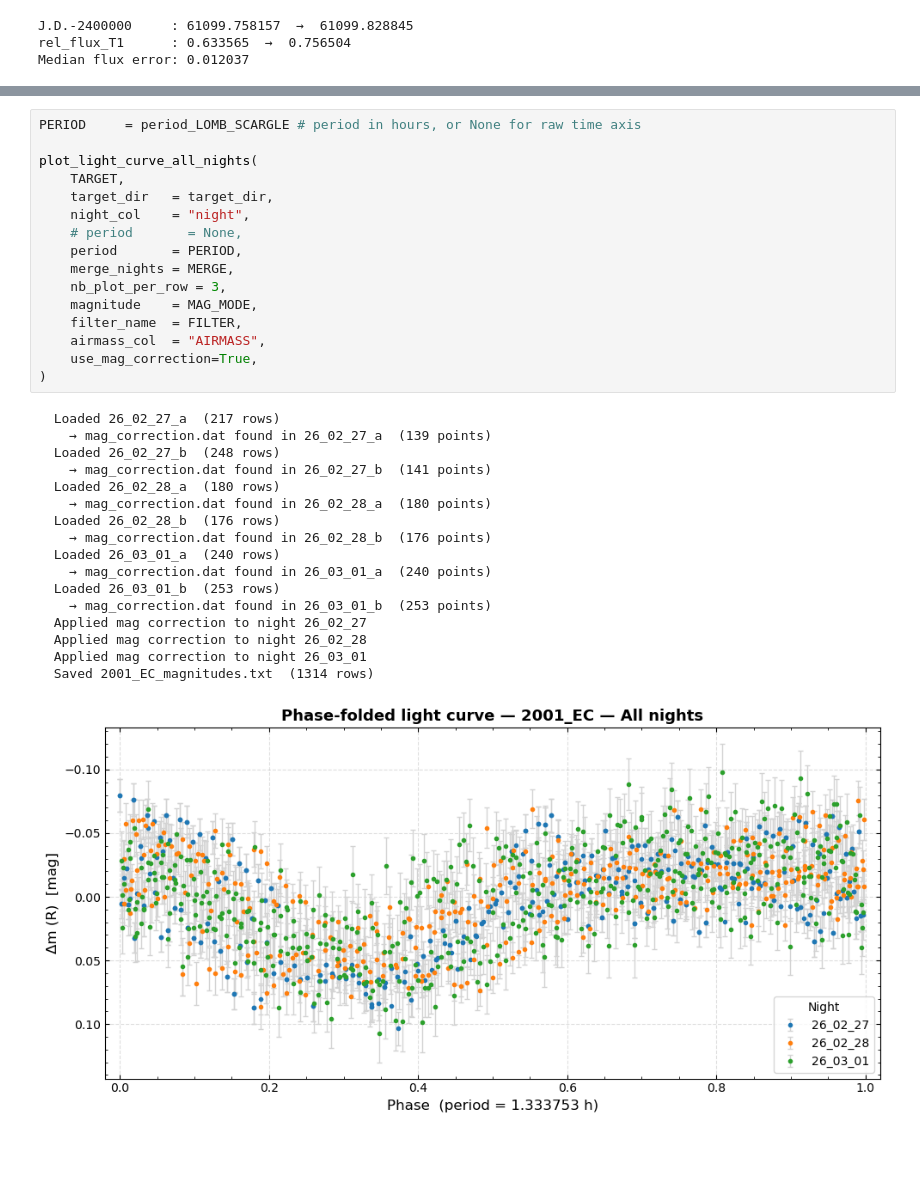
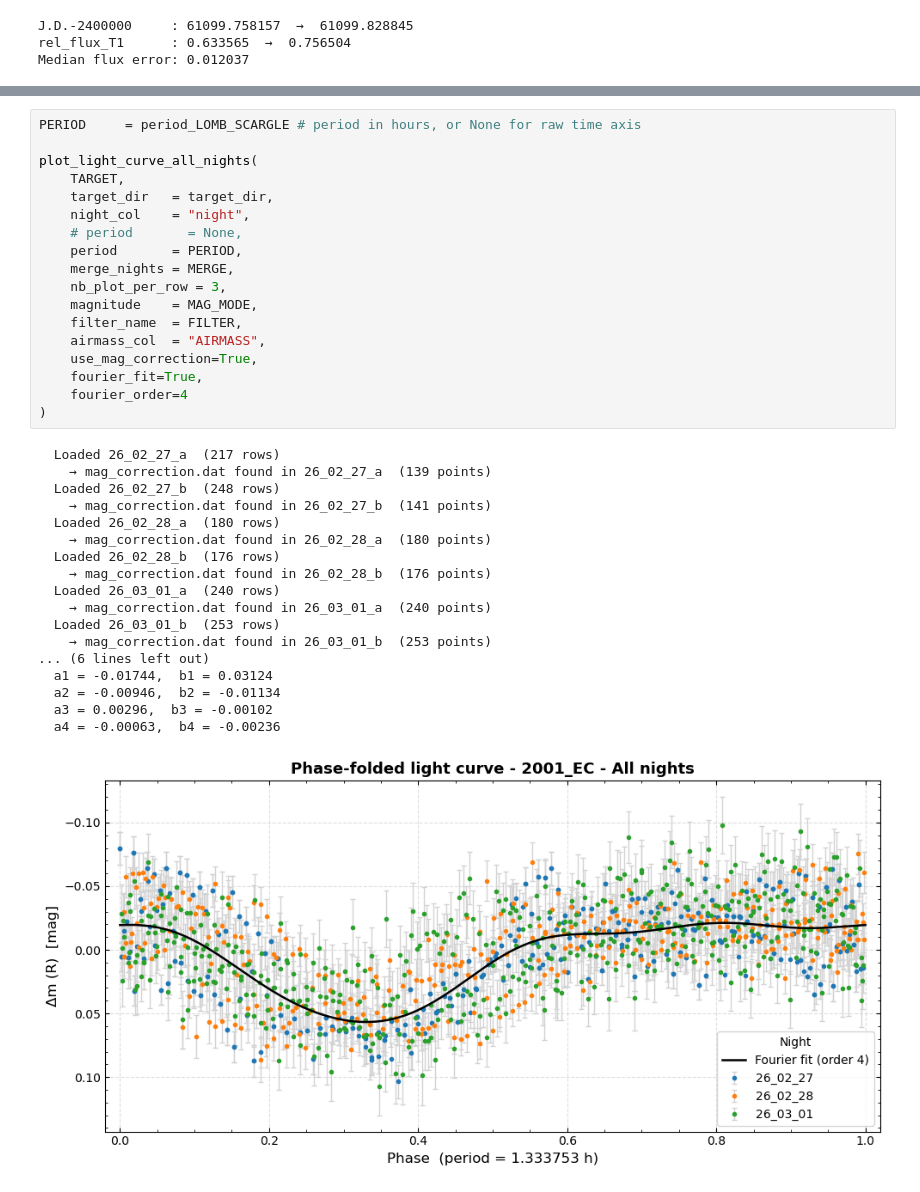
Before and after one commit to Robin-Savonet/OUKA2026, a Jupyter notebook: data/2001_EC/output_all_nights.ipynb, the cells around one changed output, grey strips where cells are left out. Drawn from its saved outputs; the diff is of its cells as text; blank space fills up the shorter version.

```diff
--- a/data/2001_EC/output_all_nights.ipynb
+++ b/data/2001_EC/output_all_nights.ipynb
@@ -136,34 +145,37 @@ plot_light_curve_all_nights(
 # %%
 PERIOD     = period_LOMB_SCARGLE # period in hours, or None for raw time axis
 
 plot_light_curve_all_nights(
     TARGET,
     target_dir   = target_dir,
     night_col    = "night",
     # period       = None,
     period       = PERIOD,
     merge_nights = MERGE,
     nb_plot_per_row = 3,
     magnitude    = MAG_MODE,
     filter_name  = FILTER,
     airmass_col  = "AIRMASS",
     use_mag_correction=True,
+    fourier_fit=True,
+    fourier_order=4
 )
 # %% [output]
   Loaded 26_02_27_a  (217 rows)
     → mag_correction.dat found in 26_02_27_a  (139 points)
   Loaded 26_02_27_b  (248 rows)
     → mag_correction.dat found in 26_02_27_b  (141 points)
   Loaded 26_02_28_a  (180 rows)
     → mag_correction.dat found in 26_02_28_a  (180 points)
   Loaded 26_02_28_b  (176 rows)
     → mag_correction.dat found in 26_02_28_b  (176 points)
   Loaded 26_03_01_a  (240 rows)
     → mag_correction.dat found in 26_03_01_a  (240 points)
   Loaded 26_03_01_b  (253 rows)
     → mag_correction.dat found in 26_03_01_b  (253 points)
-  Applied mag correction to night 26_02_27
-  Applied mag correction to night 26_02_28
-  Applied mag correction to night 26_03_01
-  Saved 2001_EC_magnitudes.txt  (1314 rows)
+... (6 lines left out)
+  a1 = -0.01744,  b1 = 0.03124
+  a2 = -0.00946,  b2 = -0.01134
+  a3 = 0.00296,  b3 = -0.00102
+  a4 = -0.00063,  b4 = -0.00236
-[figure, old version]
+[figure, new version]
```
Also changed, not shown: parts of 6 cells of this notebook, 4 other files.
